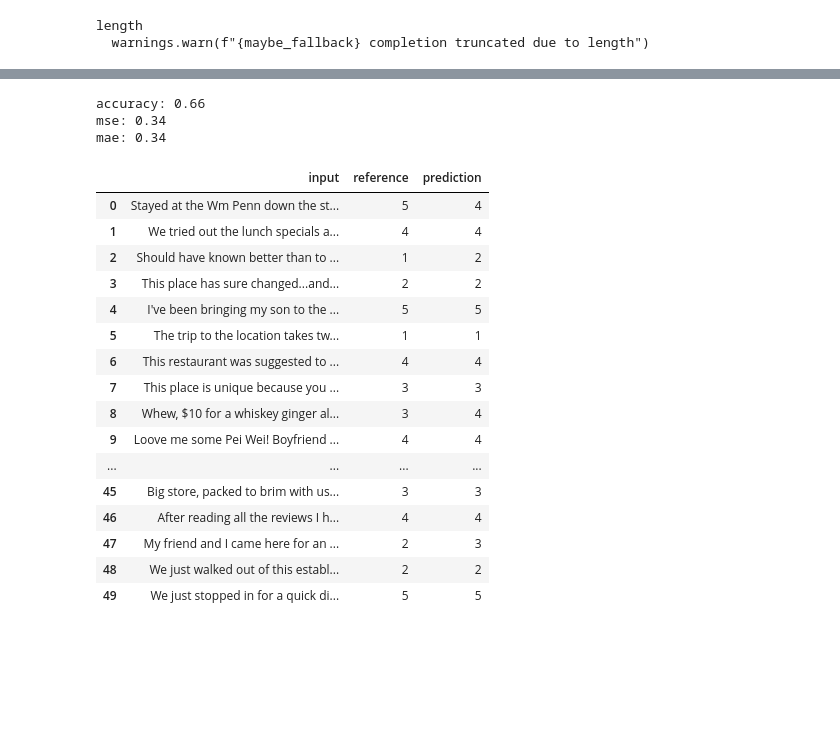
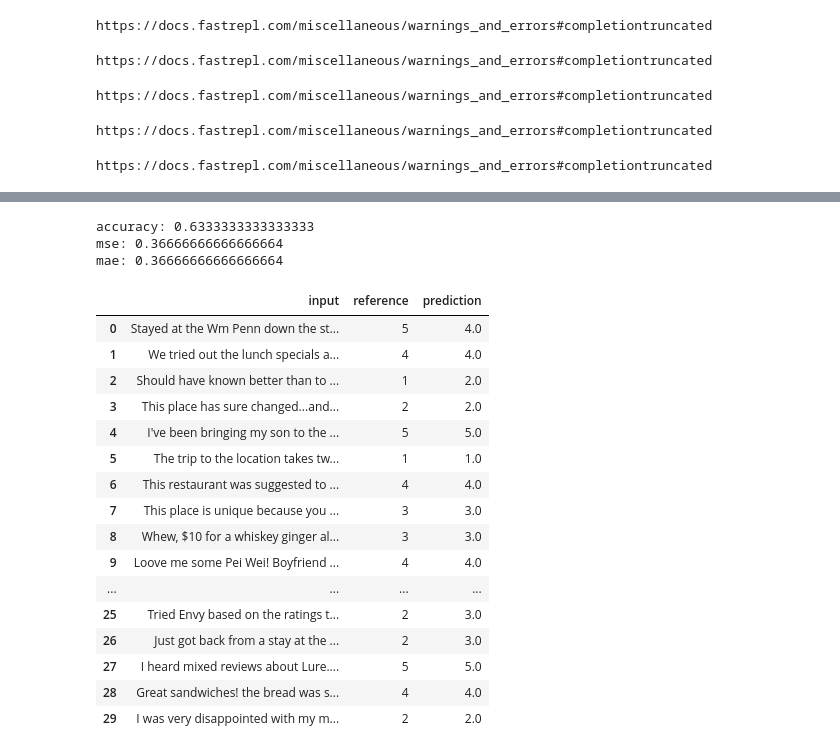
Before and after one commit to Dim25/fastrepl, a Jupyter notebook: examples/yelp_review_grading.ipynb, the cells around one changed output, grey strips where cells are left out. Drawn from its saved outputs; the diff is of its cells as text; code cells hidden in the pictures; blank space fills up the shorter version.

```diff
--- a/examples/yelp_review_grading.ipynb
+++ b/examples/yelp_review_grading.ipynb
@@ -11,13 +11,21 @@ from datasets import load_dataset
 # We have dataset for meta-eval
 dataset = load_dataset("yelp_review_full", split="test")
 dataset = dataset.shuffle(seed=8)
-dataset = dataset.select(range(50))
+dataset = dataset.select(range(30))
 dataset = dataset.rename_column("text", "input")
 dataset = dataset.map(
     lambda row: {"reference": row["label"] + 1, "input": row["input"]},
     remove_columns=["label"],
 )
 # %%
+def to_number(example):
+    if example["prediction"] is None:
+        print("None detected, setting to 0")
+        example["prediction"] = 0
+    example["prediction"] = float(example["prediction"])
+    return example
+
+
 def print_metric(metric_name, predictions, references):
     metric = fastrepl.load_metric(metric_name)
     result = metric.compute(predictions=predictions, references=references)
@@ -80,57 +85,54 @@ mae: 1.12
 # %%
 clear_output(wait=True)
 
-# Same as above, just provide simple references
+# simple references + COT
 eval2 = fastrepl.Evaluator(
     pipeline=[
         fastrepl.LLMGradingHead(
             model="gpt-3.5-turbo",
             context="You will get a input text from Yelp review. Grade user's satisfaction from 1 to 5.",
             number_from=1,
             number_to=5,
             position_debias_strategy="shuffle",
             references=[("this is the best!", "5"), ("this is the worst!", "1")],
         )
     ]
 )
 
-
-def to_int(example):
-    example["prediction"] = int(example["prediction"])
-    return example
-
-
 result2 = fastrepl.LocalRunner(evaluator=eval2, dataset=dataset).run()
-result2 = result2.map(to_int)
+result2 = result2.map(to_number)
 
 print_metric("accuracy", result2["prediction"], result2["reference"])
 print_metric("mse", result2["prediction"], result2["reference"])
 print_metric("mae", result2["prediction"], result2["reference"])
 
 result2.to_pandas()
 # %% [output]
 [interactive output not drawn]
-length
-  warnings.warn(f"{maybe_fallback} completion truncated due to length")
+https://docs.fastrepl.com/miscellaneous/warnings_and_errors#completiontruncated
+https://docs.fastrepl.com/miscellaneous/warnings_and_errors#completiontruncated
+https://docs.fastrepl.com/miscellaneous/warnings_and_errors#completiontruncated
+https://docs.fastrepl.com/miscellaneous/warnings_and_errors#completiontruncated
+https://docs.fastrepl.com/miscellaneous/warnings_and_errors#completiontruncated
 [interactive output not drawn]
 [interactive output not drawn]
-accuracy: 0.66
-mse: 0.34
-mae: 0.34
+accuracy: 0.6333333333333333
+mse: 0.36666666666666664
+mae: 0.36666666666666664
 |  | input | reference | prediction |
-| 0 | Stayed at the Wm Penn down the st... | 5 | 4 |
-| 1 | We tried out the lunch specials a... | 4 | 4 |
-| 2 | Should have known better than to ... | 1 | 2 |
-| 3 | This place has sure changed...and... | 2 | 2 |
-| 4 | I've been bringing my son to the ... | 5 | 5 |
-| 5 | The trip to the location takes tw... | 1 | 1 |
-| 6 | This restaurant was suggested to ... | 4 | 4 |
-| 7 | This place is unique because you ... | 3 | 3 |
-| 8 | Whew, $10 for a whiskey ginger al... | 3 | 4 |
-| 9 | Loove me some Pei Wei! Boyfriend ... | 4 | 4 |
+| 0 | Stayed at the Wm Penn down the st... | 5 | 4.0 |
+| 1 | We tried out the lunch specials a... | 4 | 4.0 |
+| 2 | Should have known better than to ... | 1 | 2.0 |
+| 3 | This place has sure changed...and... | 2 | 2.0 |
+| 4 | I've been bringing my son to the ... | 5 | 5.0 |
+| 5 | The trip to the location takes tw... | 1 | 1.0 |
+| 6 | This restaurant was suggested to ... | 4 | 4.0 |
+| 7 | This place is unique because you ... | 3 | 3.0 |
+| 8 | Whew, $10 for a whiskey ginger al... | 3 | 3.0 |
+| 9 | Loove me some Pei Wei! Boyfriend ... | 4 | 4.0 |
 | ... | ... | ... | ... |
-| 45 | Big store, packed to brim with us... | 3 | 3 |
-| 46 | After reading all the reviews I h... | 4 | 4 |
-| 47 | My friend and I came here for an ... | 2 | 3 |
-| 48 | We just walked out of this establ... | 2 | 2 |
-| 49 | We just stopped in for a quick di... | 5 | 5 |
+| 25 | Tried Envy based on the ratings t... | 2 | 3.0 |
+| 26 | Just got back from a stay at the ... | 2 | 3.0 |
+| 27 | I heard mixed reviews about Lure.... | 5 | 5.0 |
+| 28 | Great sandwiches! the bread was s... | 4 | 4.0 |
+| 29 | I was very disappointed with my m... | 2 | 2.0 |
```
Also changed, not shown: parts of 2 cells of this notebook, 16 other files.
